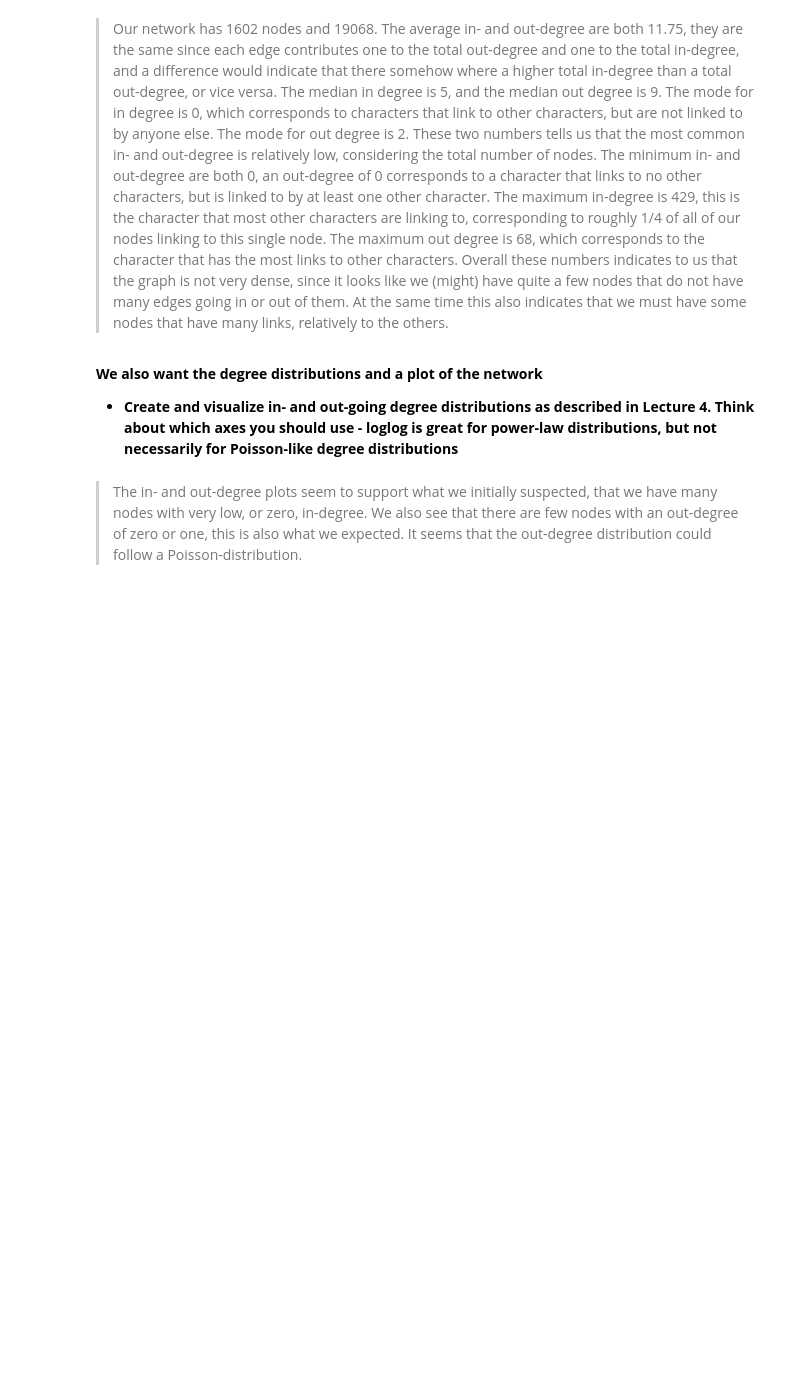
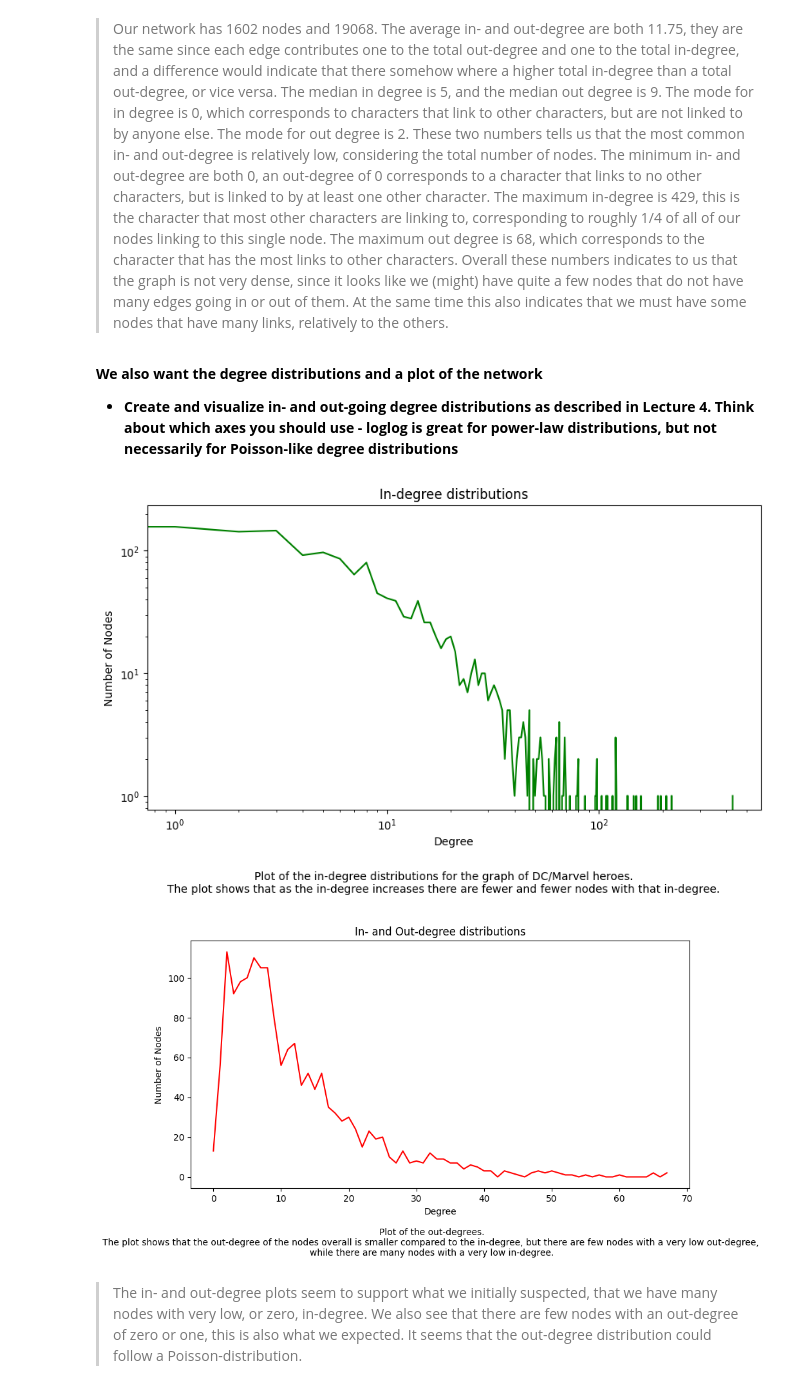
Before and after one commit to pete414n/02805SG, a Jupyter notebook: assignment2/assignment2.ipynb, the cells around one changed output. Cells and saved outputs as stored; diff of their text form; code cells hidden in the pictures; blank space fills up the shorter version.

```diff
--- a/assignment2/assignment2.ipynb
+++ b/assignment2/assignment2.ipynb
@@ -99,31 +117,33 @@ We have chosen not to include all the characters with pages that were redirects.
 # %%
 # Adjusting size of figures
 plt.rcParams['figure.figsize'] = [10, 5]
 
 # Creating the degree distirbution for in and out degress
 in_counts, in_bins = np.histogram(in_degree_list, bins=max_in_degree)
 out_counts, out_bins = np.histogram(out_degree_list, bins=max_out_degree)
 
 #Plotting the in-degree distribution with log-log axes
 #as the in-degree distribution is much like a power-law distribution
 plt.plot(in_bins[:-1], in_counts, color = 'green')
 plt.xscale('log')
 plt.yscale('log')
 plt.xlabel('Degree')
 plt.ylabel('Number of Nodes')
 plt.title('In-degree distributions')
 plt.figtext(.5, -0.1, f"Plot of the in-degree distributions for the graph of DC/Marvel heroes.\nThe plot shows that as the in-degree increases there are fewer and fewer nodes with that in-degree.", ha="center")
 plt.show()
 
 #Plotting the out-degree distribution with normal axes
 #as the out-degree distribution is much like a Poisson distribution
-plt.plot(in_bins[:-1], in_counts, color = 'green')
 plt.plot(out_bins[:-1], out_counts, color = 'red')
 plt.xlabel('Degree')
 plt.ylabel('Number of Nodes')
 plt.title('In- and Out-degree distributions')
-plt.figtext(.5, -0.1, f"Plot of the in-degrees (green) and the out-degrees (red).\nThe plot shows that the out-degree of the nodes overall is smaller, but there are few nodes with a very low out-degree, \nwhile there are many nodes with a very low in-degree.", ha="center")
+plt.figtext(.5, -0.1, f"Plot of the out-degrees.\nThe plot shows that the out-degree of the nodes overall is smaller compared to the in-degree, but there are few nodes with a very low out-degree, \nwhile there are many nodes with a very low in-degree.", ha="center")
 plt.show()
+# %% [output]
+[figure, added]
+[figure, added]
 # %% [markdown]
 > The in- and out-degree plots seem to support what we initially suspected, that we have many nodes with very low, or zero, in-degree. We also see that there are few nodes with an out-degree of zero or one, this is also what we expected. It seems that the out-degree distribution could follow a Poisson-distribution.
 # %% [markdown]
```
Also changed, not shown: parts of 17 cells of this notebook.
